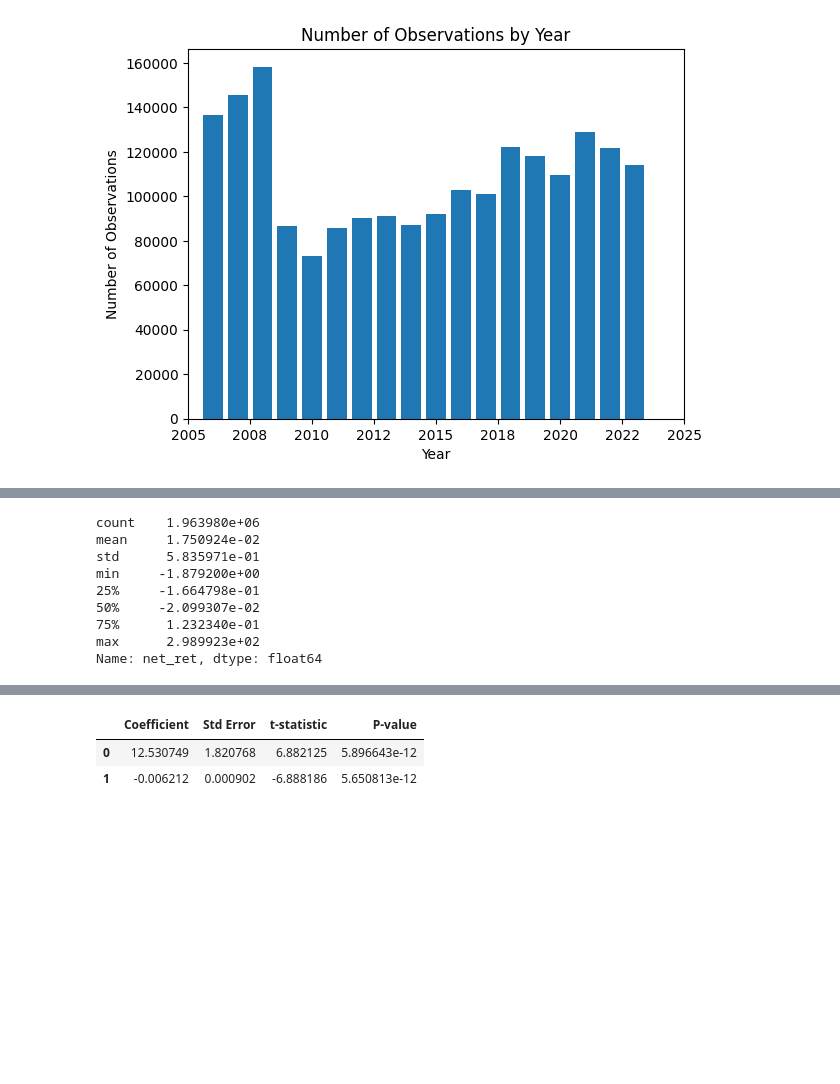
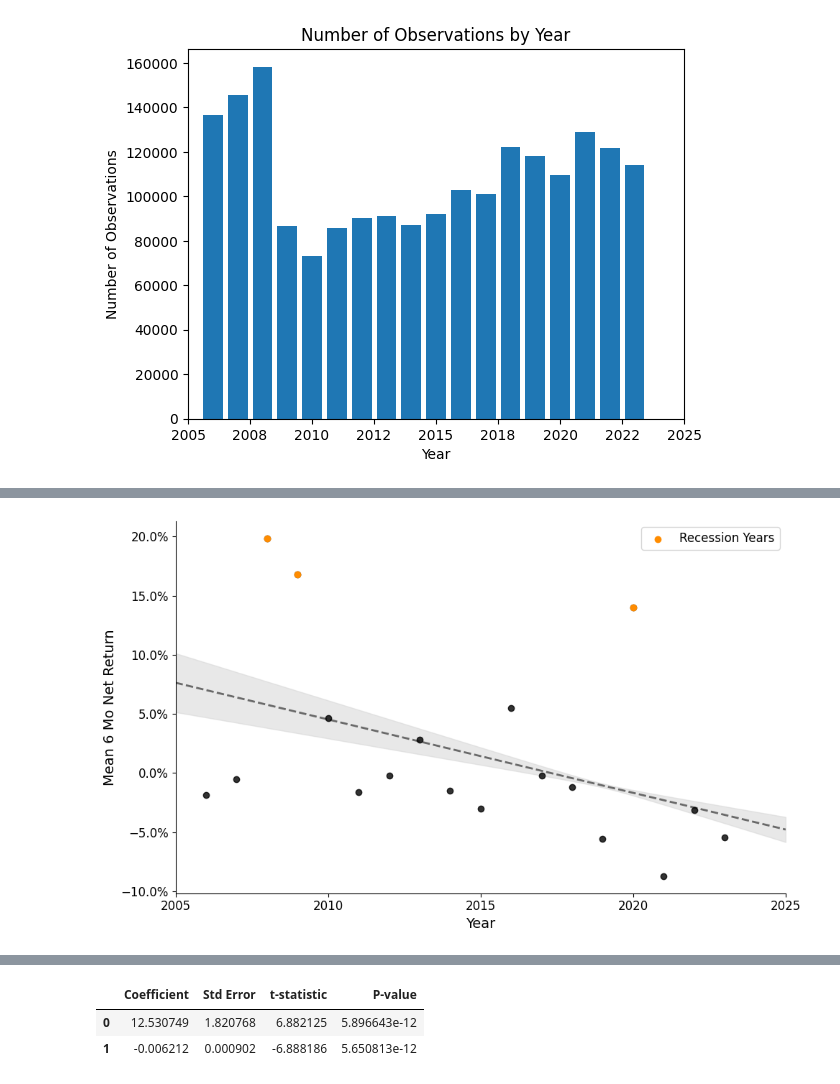
Before and after one commit to ABaraban/WRDS_FA, a Jupyter notebook: insider_trades/analysis.ipynb, the cells around one changed output, grey strips where cells are left out. Drawn from its saved outputs; the diff is of its cells as text; code cells hidden in the pictures; blank space fills up the shorter version.

```diff
--- a/insider_trades/analysis.ipynb
+++ b/insider_trades/analysis.ipynb
@@ -136,12 +114,48 @@ plt.show()
-# %%
-buys['net_ret'].describe()
-# %% [output]
-count    1.963980e+06
-mean     1.750924e-02
-std      5.835971e-01
-min     -1.879200e+00
-25%     -1.664798e-01
-50%     -2.099307e-02
-75%      1.232340e-01
-max      2.989923e+02
-Name: net_ret, dtype: float64
+# %%
+import matplotlib.pyplot as plt
+import numpy as np
+
+# Assuming you have mean_net_ret_by_year, x_fit, y_fit, and conf_int data already defined
+
+plt.figure(figsize=(10, 6))
+
+# Plot all mean data points in black
+plt.scatter(mean_net_ret_by_year['year'], mean_net_ret_by_year['net_ret'], color='black', alpha=0.8, zorder=2)
+
+# Highlight 2008, 2009, and 2020 in dark orange with no outline
+highlight_years = mean_net_ret_by_year[mean_net_ret_by_year['year'].isin([2008, 2009, 2020])]
+plt.scatter(highlight_years['year'], highlight_years['net_ret'], color='darkorange', alpha=1, zorder=3, label='Recession Years')
+
+# Fitted line as dashed dark grey
+plt.plot(x_fit, y_fit, color='dimgray', linestyle='--', linewidth=2, zorder=1)
+
+# Shading the uncertainty
+plt.fill_between(x_fit, conf_int[:, 0], conf_int[:, 1], color='lightgrey', alpha=0.5, zorder=0)
+
+# Set x-axis limits and labels
+plt.xlim(2005, 2025)
+plt.xticks(np.arange(2005, 2026, 5), fontsize=12)
+plt.yticks(fontsize=12)
+plt.grid(False)
+formatter = mticker.PercentFormatter(xmax=1, decimals=1)
+plt.gca().yaxis.set_major_formatter(formatter)
+# Remove top and right spines
+ax = plt.gca()
+ax.spines['top'].set_visible(False)
+ax.spines['right'].set_visible(False)
+
+# Labels and Title
+plt.xlabel('Year', fontsize=14)
+plt.ylabel('Mean 6 Mo Net Return', fontsize=14)
+
+# Adding a legend for recession years only
+plt.legend(loc='best', fontsize=12)
+
+# Improve margins
+plt.savefig('figures/mean_excess_ret_by_year_errors_recession.pdf')
+plt.tight_layout()
+
+# Display the plot
+plt.show()
+# %% [output]
+[figure, added]
```
Also changed, not shown: parts of 7 cells of this notebook, 13 other files.
